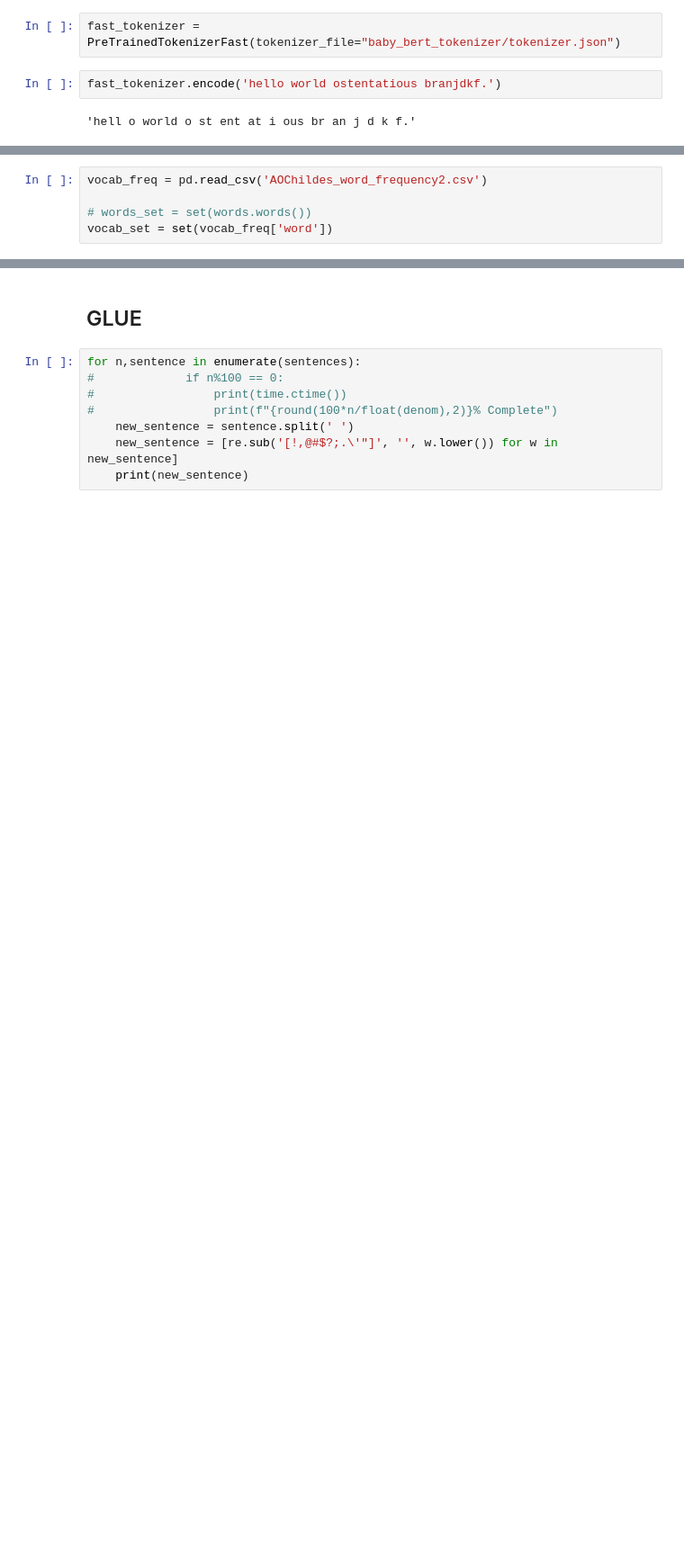
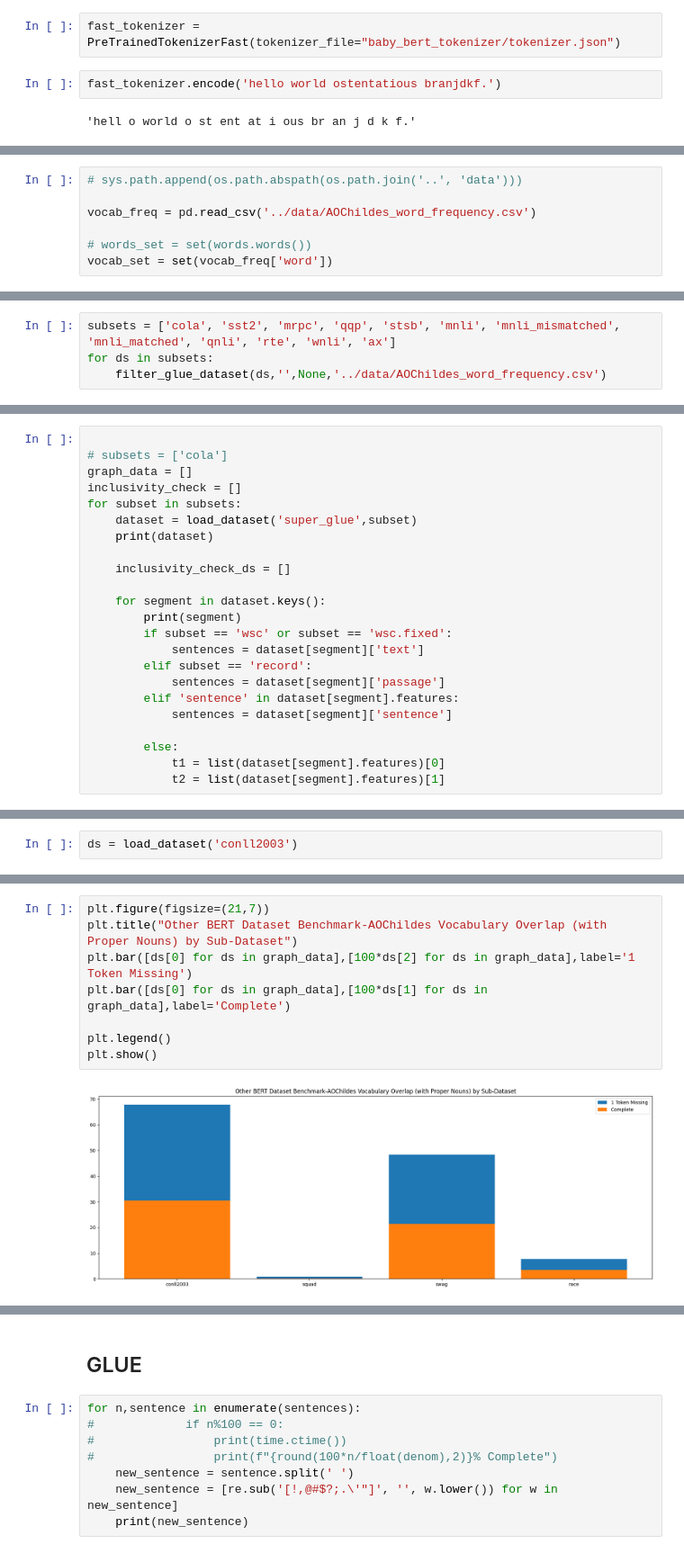
Before and after one commit to text-machine-lab/mini_bert, a Jupyter notebook: notebooks/Eval Dataset Vocabulary Analysis.ipynb, the cells around one changed output, grey strips where cells are left out. Shown at 90% size. Saved outputs shown, nothing was run; the diff lists cells and outputs as text; blank space fills up the shorter version.

```diff
--- a/notebooks/Eval Dataset Vocabulary Analysis.ipynb
+++ b/notebooks/Eval Dataset Vocabulary Analysis.ipynb
@@ -42,5 +47,7 @@ Total time elapsed: 00:00:08
 # %%
-vocab_freq = pd.read_csv('AOChildes_word_frequency2.csv')
+# sys.path.append(os.path.abspath(os.path.join('..', 'data')))
+
+vocab_freq = pd.read_csv('../data/AOChildes_word_frequency.csv')
 
 # words_set = set(words.words())
 vocab_set = set(vocab_freq['word'])
@@ -46,0 +123,4 @@ vocab_set = set(vocab_freq['word'])
+# %%
+subsets = ['cola', 'sst2', 'mrpc', 'qqp', 'stsb', 'mnli', 'mnli_mismatched', 'mnli_matched', 'qnli', 'rte', 'wnli', 'ax']
+for ds in subsets:
+    filter_glue_dataset(ds,'',None,'../data/AOChildes_word_frequency.csv')
@@ -46,0 +143,23 @@ vocab_set = set(vocab_freq['word'])
+# %%
+
+# subsets = ['cola']
+graph_data = []
+inclusivity_check = []
+for subset in subsets:
+    dataset = load_dataset('super_glue',subset)
+    print(dataset)
+
+    inclusivity_check_ds = []
+
+    for segment in dataset.keys():
+        print(segment)
+        if subset == 'wsc' or subset == 'wsc.fixed':
+            sentences = dataset[segment]['text']
+        elif subset == 'record':
+            sentences = dataset[segment]['passage']
+        elif 'sentence' in dataset[segment].features:
+            sentences = dataset[segment]['sentence']
+
+        else:
+            t1 = list(dataset[segment].features)[0]
+            t2 = list(dataset[segment].features)[1]
@@ -46,0 +170,2 @@ vocab_set = set(vocab_freq['word'])
+# %%
+ds = load_dataset('conll2003')
@@ -46,0 +354,10 @@ vocab_set = set(vocab_freq['word'])
+# %%
+plt.figure(figsize=(21,7))
+plt.title("Other BERT Dataset Benchmark-AOChildes Vocabulary Overlap (with Proper Nouns) by Sub-Dataset")
+plt.bar([ds[0] for ds in graph_data],[100*ds[2] for ds in graph_data],label='1 Token Missing')
+plt.bar([ds[0] for ds in graph_data],[100*ds[1] for ds in graph_data],label='Complete')
+
+plt.legend()
+plt.show()
+# %% [output]
+[figure, added]
```
Also changed, not shown: parts of 28 cells of this notebook.
